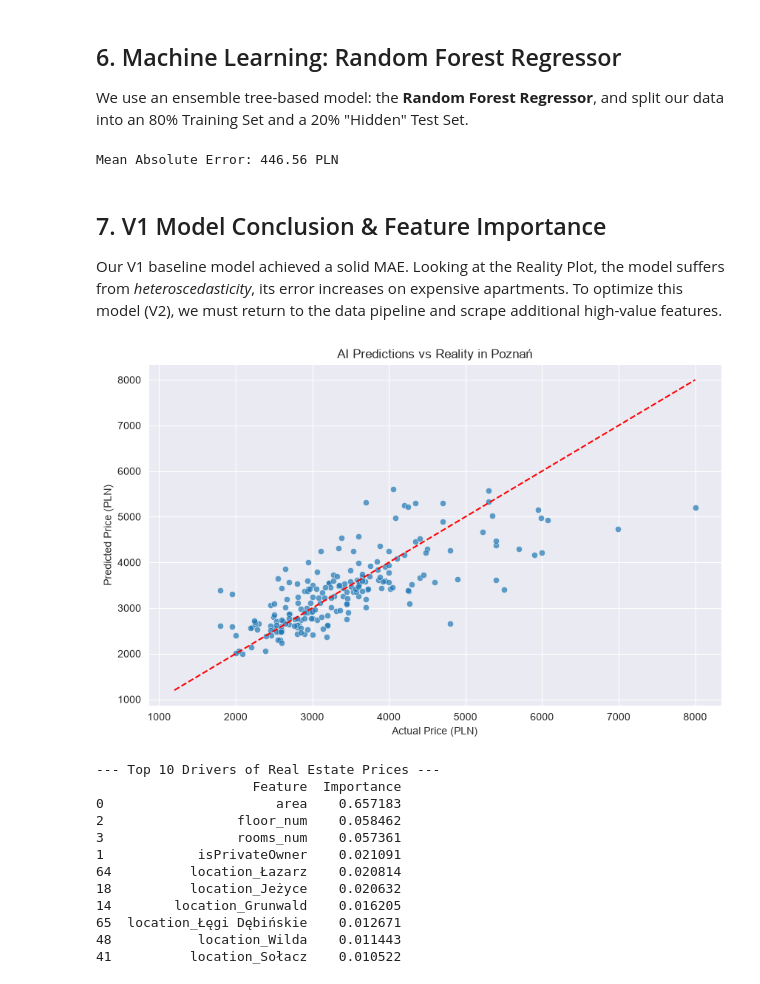
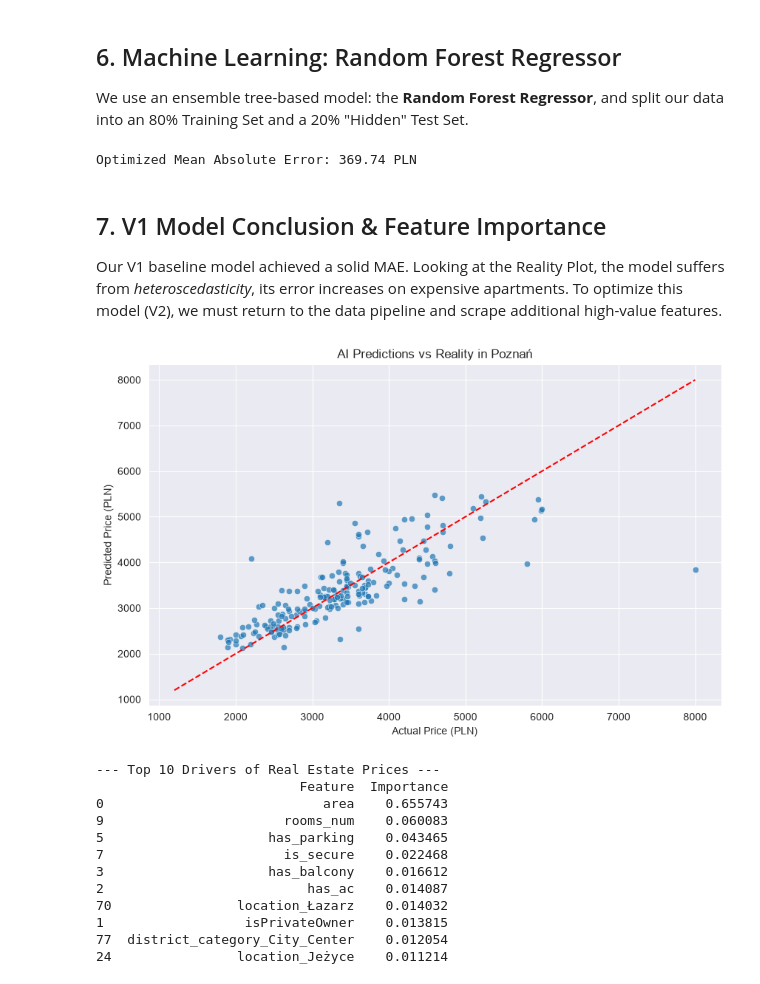
Before and after one commit to Olat1337/poznan-rent-radar, a Jupyter notebook: notebooks/01_EDA_and_Cleaning.ipynb, the cells around one changed output. Drawn from its saved outputs; the diff is of its cells as text; code cells hidden in the pictures.

```diff
--- a/notebooks/01_EDA_and_Cleaning.ipynb
+++ b/notebooks/01_EDA_and_Cleaning.ipynb
@@ -36,5 +56,11 @@ df['total_price'] = df['total_price'].apply(extract_value)
 df['rent_price'] = df['rent_price'].apply(extract_value)
 df['true_price'] = df['total_price'] + df['rent_price']
 
-# Drop rows missing critical location data
-df = df.dropna(subset=['location'])
+df = df.dropna(subset=['total_price', 'location'])
+
+amenity_cols = ['has_ac', 'has_balcony', 'has_terrace', 'has_parking', 'has_storage', 'is_secure']
+df[amenity_cols] = df[amenity_cols].fillna(False)
+
+df['floor'] = pd.to_numeric(df['floor'], errors='coerce')
+
+df = df.fillna(0)
@@ -54,8 +102,8 @@ rooms_mapping = {
     "FIVE": 5, "SIX": 6, "SEVEN": 7
 }
 
-df['floor_num'] = df['floor'].map(floor_mapping).fillna(1.0).astype(int)
-df['rooms_num'] = df['rooms'].map(rooms_mapping).fillna(1.0).astype(int)
+df['floor_num'] = df['floor'].map(floor_mapping)
+df['rooms_num'] = df['rooms'].map(rooms_mapping)
 # %% [markdown]
 ## 4. Exploratory Data Analysis (EDA) & Outlier Detection
 We filter the dataset based on realistic market boundaries to protect the model from human errors and extreme luxury outliers.
@@ -78,56 +126,66 @@ plt.show()
 Neighborhood names are Nominal data. We use One-Hot Encoding to convert the text labels into distinct binary columns so the model can learn geographic price weightings.
 # %%
 df = pd.get_dummies(df, columns=['location'], dtype=int)
+df = pd.get_dummies(df, columns=['district_category'], dtype=int)
 df = df.drop(columns=['id', 'title', 'total_price', 'rent_price', 'floor', 'rooms'])
 # %% [markdown]
 ## 6. Machine Learning: Random Forest Regressor
 We use an ensemble tree-based model: the **Random Forest Regressor**, and split our data into an 80% Training Set and a 20% "Hidden" Test Set.
 # %%
-y = df['true_price']
 X = df.drop(columns=['true_price'])
 
-X_train, X_test, y_train, y_test = train_test_split(X, y, test_size=0.2, random_state=42)
+y_log = np.log(df['true_price'])
+
+X_train, X_test, y_train, y_test = train_test_split(X, y_log, test_size=0.2, random_state=42)
+
+train_floor_median = X_train['floor_num'].median()
+X_train['floor_num'] = X_train['floor_num'].fillna(train_floor_median)
+X_test['floor_num'] = X_test['floor_num'].fillna(train_floor_median)
 
 model = RandomForestRegressor(random_state=42)
 model.fit(X_train, y_train)
 
-predictions = model.predict(X_test)
-mae = mean_absolute_error(y_test, predictions)
-print(f"Mean Absolute Error: {mae:.2f} PLN")
+log_predictions = model.predict(X_test)
+
+final_predictions = np.exp(log_predictions)
+final_y_test = np.exp(y_test)
+
+mae = mean_absolute_error(final_y_test, final_predictions)
+print(f"Optimized Mean Absolute Error: {mae:.2f} PLN")
 # %% [output]
-Mean Absolute Error: 446.56 PLN
+Optimized Mean Absolute Error: 369.74 PLN
 # %% [markdown]
 ## 7. V1 Model Conclusion & Feature Importance
 Our V1 baseline model achieved a solid MAE. Looking at the Reality Plot, the model suffers from *heteroscedasticity*, its error increases on expensive apartments. To optimize this model (V2), we must return to the data pipeline and scrape additional high-value features.
 # %%
 plt.figure(figsize=(10, 6))
-sns.scatterplot(x=y_test, y=predictions, alpha=0.7)
+sns.scatterplot(x=final_y_test, y=final_predictions, alpha=0.7)
 plt.plot([1200, 8000], [1200, 8000], color='red', linestyle='--')
 plt.xlabel('Actual Price (PLN)')
 plt.ylabel('Predicted Price (PLN)')
 plt.title('AI Predictions vs Reality in Poznań')
 plt.show()
 
 importances = model.feature_importances_
 feature_names = X_train.columns
 feature_df = pd.DataFrame({'Feature': feature_names, 'Importance': importances})
-feature_df = feature_df.sort_values(by='Importance', ascending=False).head(10)
+feature_df = feature_df.sort_values(by='Importance', ascending=False)
 print("\n--- Top 10 Drivers of Real Estate Prices ---")
-print(feature_df)
+print(feature_df.head(10))
 # %% [output]
-[figure, old version]
+[figure, new version]
 --- Top 10 Drivers of Real Estate Prices ---
-                    Feature  Importance
-0                      area    0.657183
-2                 floor_num    0.058462
-3                 rooms_num    0.057361
-1            isPrivateOwner    0.021091
-64          location_Łazarz    0.020814
-18          location_Jeżyce    0.020632
-14        location_Grunwald    0.016205
-65  location_Łęgi Dębińskie    0.012671
-48           location_Wilda    0.011443
-41          location_Sołacz    0.010522
+                          Feature  Importance
+0                            area    0.655743
+9                       rooms_num    0.060083
+5                     has_parking    0.043465
+7                       is_secure    0.022468
+3                     has_balcony    0.016612
+2                          has_ac    0.014087
+70                location_Łazarz    0.014032
+1                  isPrivateOwner    0.013815
+77  district_category_City_Center    0.012054
+24                location_Jeżyce    0.011214
 # %% [markdown]
 ## 8. Conclusion & Key Findings
 
```
Also changed, not shown: parts of 5 cells of this notebook, 1 other file.
